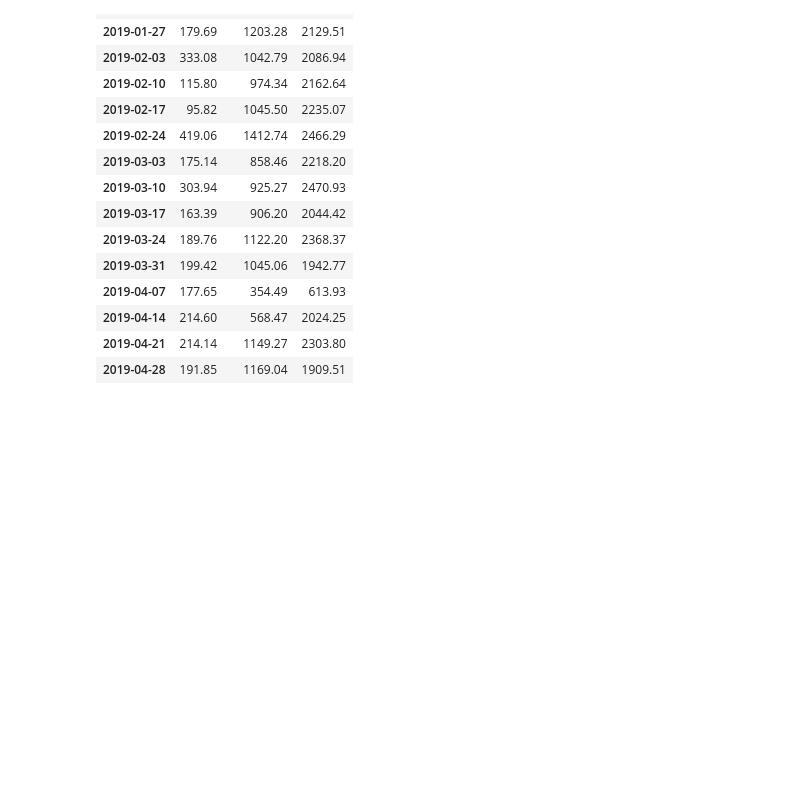
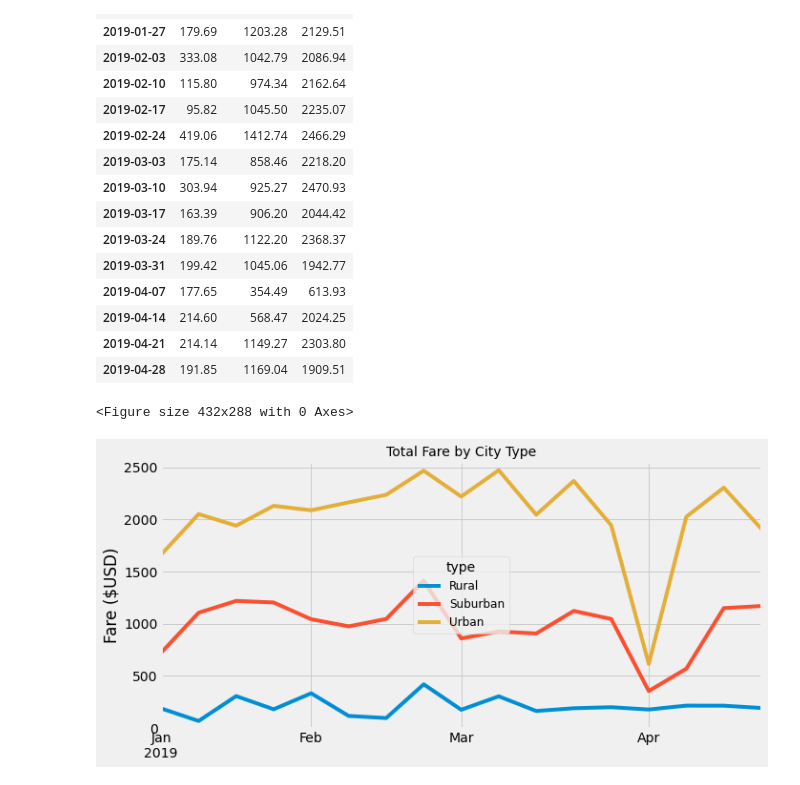
Before and after one commit to davidmcbee/PyBer_Analysis_Challenge, a Jupyter notebook: PyBer_Challenge.ipynb, the cells around one changed output. Cells and saved outputs as stored; diff of their text form; code cells hidden in the pictures; blank space fills up the shorter version.

```diff
--- a/PyBer_Challenge.ipynb
+++ b/PyBer_Challenge.ipynb
@@ -273,7 +273,20 @@ resample_df
 # %%
 # 16. Using the object-oriented interface method, plot the resample DataFrame using the df.plot() function.
 
 # Import the style from Matplotlib.
 from matplotlib import style
 # Use the graph style fivethirtyeight.
 style.use('fivethirtyeight')
+fig = plt.figure()
+ax=resample_df.plot(figsize=(10,5))
+ax.set_ylabel("Fare ($USD)")
+ax.set_xlabel("")
+ax.set_title("Total Fare by City Type",fontsize = 14)
+ax.set_ylim(0,2550)
+ax.legend(loc = "center", fontsize = 12, title = "type")
+ax.grid(True)
+plt.tight_layout()
+plt.savefig("analysis/PyBer_fare_summary.png")
+# %% [output]
+<Figure size 432x288 with 0 Axes>
+[figure, added]
```
Also changed, not shown: parts of 2 cells of this notebook, 3 other files.
